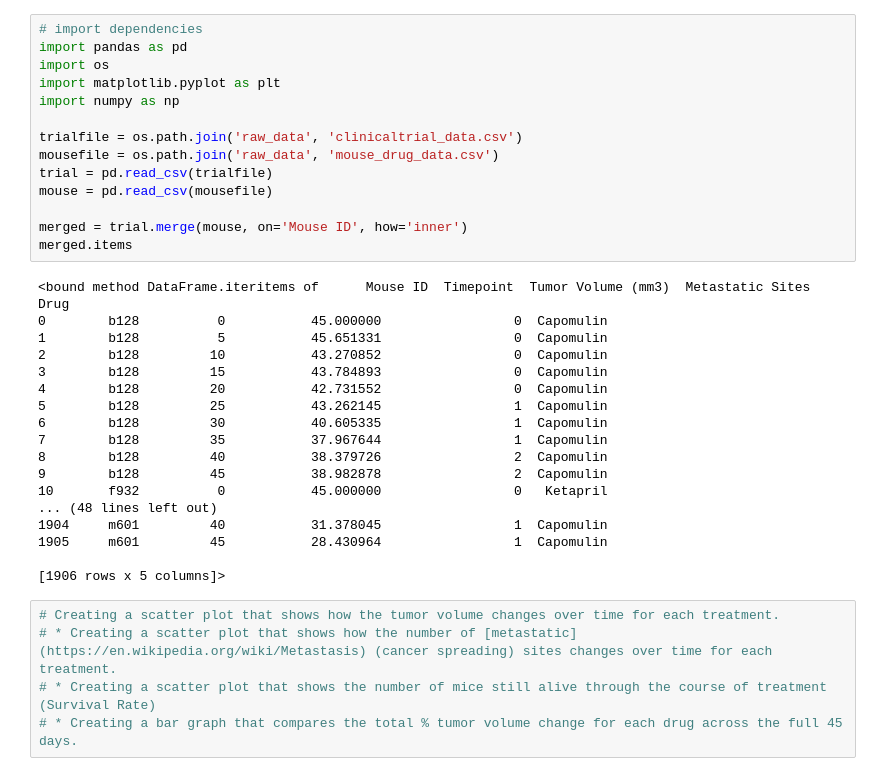
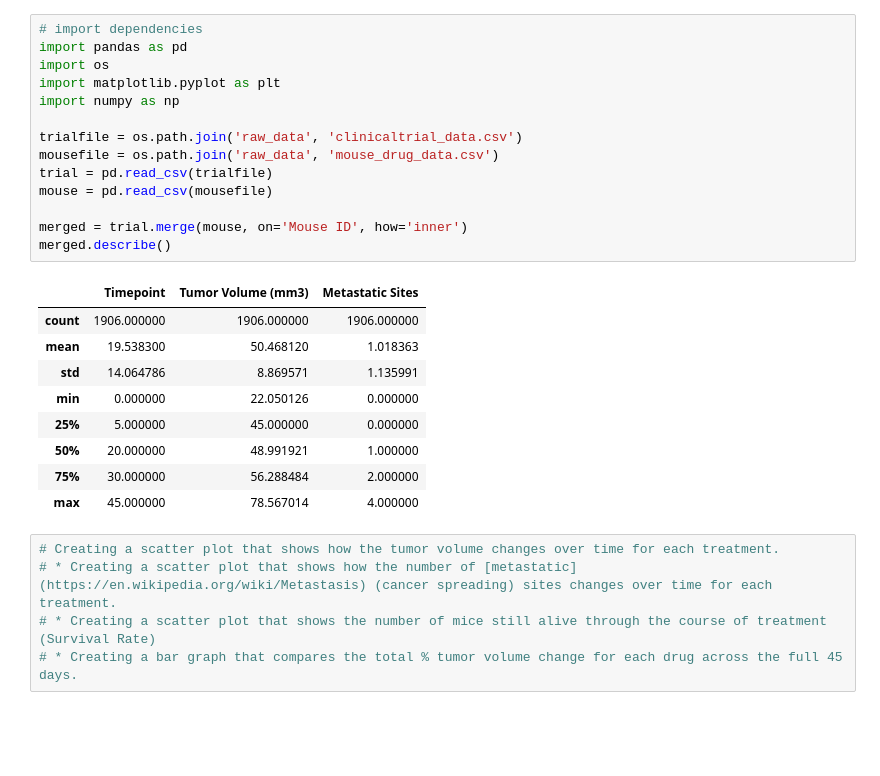
Before and after one commit to jessicalhammond/UCB_DA, a Jupyter notebook: Pymaceuticals/PyMaceuticals.ipynb, the cells around one changed output. Drawn from its saved outputs; the diff is of its cells as text; blank space fills up the shorter version.

```diff
--- a/Pymaceuticals/PyMaceuticals.ipynb
+++ b/Pymaceuticals/PyMaceuticals.ipynb
@@ -1,35 +1,27 @@
 # %%
 # import dependencies
 import pandas as pd
 import os
 import matplotlib.pyplot as plt
 import numpy as np
 
 trialfile = os.path.join('raw_data', 'clinicaltrial_data.csv')
 mousefile = os.path.join('raw_data', 'mouse_drug_data.csv')
 trial = pd.read_csv(trialfile)
 mouse = pd.read_csv(mousefile)
 
 merged = trial.merge(mouse, on='Mouse ID', how='inner')
-merged.items
+merged.describe()
 # %% [output]
-<bound method DataFrame.iteritems of      Mouse ID  Timepoint  Tumor Volume (mm3)  Metastatic Sites       Drug
-0        b128          0           45.000000                 0  Capomulin
-1        b128          5           45.651331                 0  Capomulin
-2        b128         10           43.270852                 0  Capomulin
-3        b128         15           43.784893                 0  Capomulin
-4        b128         20           42.731552                 0  Capomulin
-5        b128         25           43.262145                 1  Capomulin
-6        b128         30           40.605335                 1  Capomulin
-7        b128         35           37.967644                 1  Capomulin
-8        b128         40           38.379726                 2  Capomulin
-9        b128         45           38.982878                 2  Capomulin
-10       f932          0           45.000000                 0   Ketapril
-... (48 lines left out)
-1904     m601         40           31.378045                 1  Capomulin
-1905     m601         45           28.430964                 1  Capomulin
-
-[1906 rows x 5 columns]>
+|  | Timepoint | Tumor Volume (mm3) | Metastatic Sites |
+| count | 1906.000000 | 1906.000000 | 1906.000000 |
+| mean | 19.538300 | 50.468120 | 1.018363 |
+| std | 14.064786 | 8.869571 | 1.135991 |
+| min | 0.000000 | 22.050126 | 0.000000 |
+| 25% | 5.000000 | 45.000000 | 0.000000 |
+| 50% | 20.000000 | 48.991921 | 1.000000 |
+| 75% | 30.000000 | 56.288484 | 2.000000 |
+| max | 45.000000 | 78.567014 | 4.000000 |
 # %%
 # Creating a scatter plot that shows how the tumor volume changes over time for each treatment.
 # * Creating a scatter plot that shows how the number of [metastatic](https://en.wikipedia.org/wiki/Metastasis) (cancer spreading) sites changes over time for each treatment.
```
Also changed, not shown: parts of 6 cells of this notebook, 9 other files.
